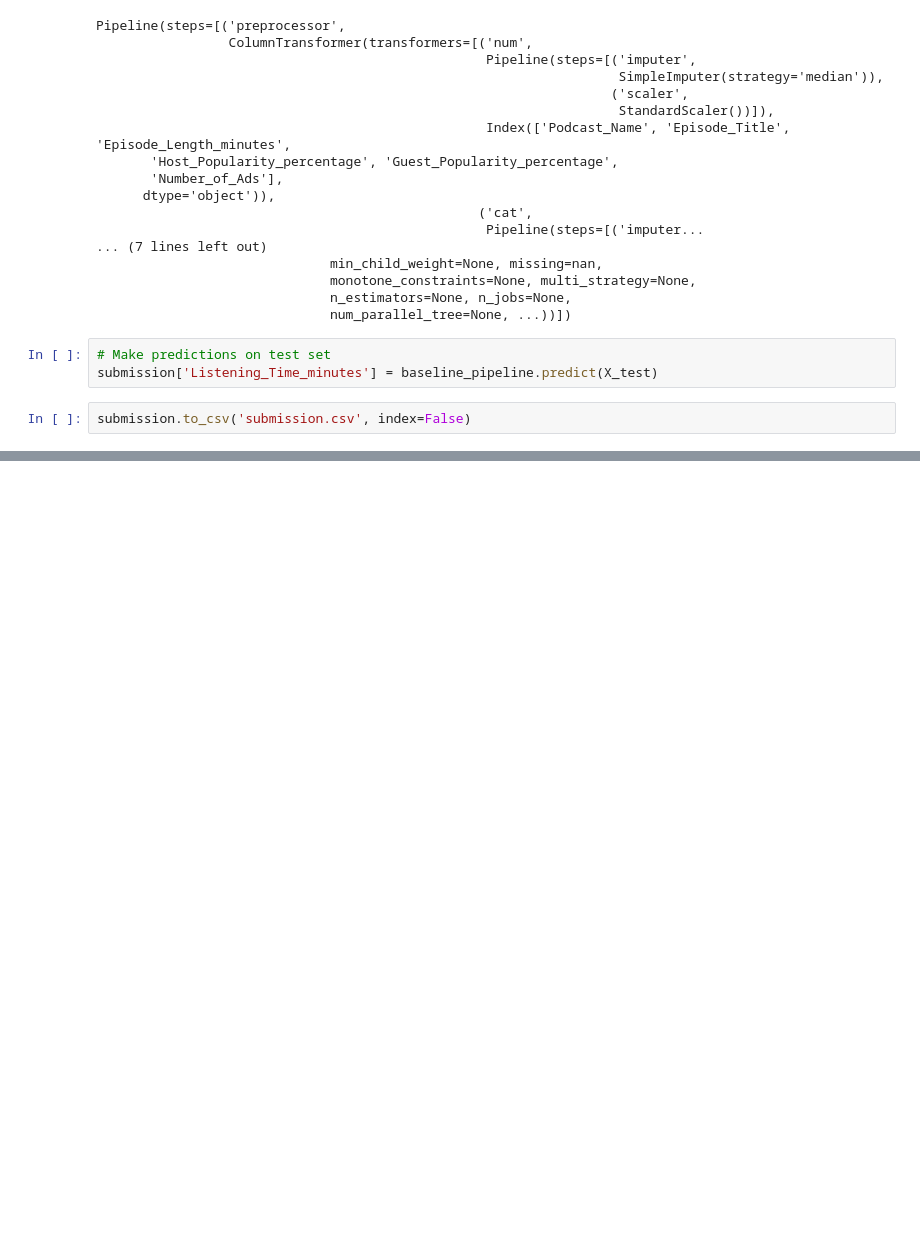
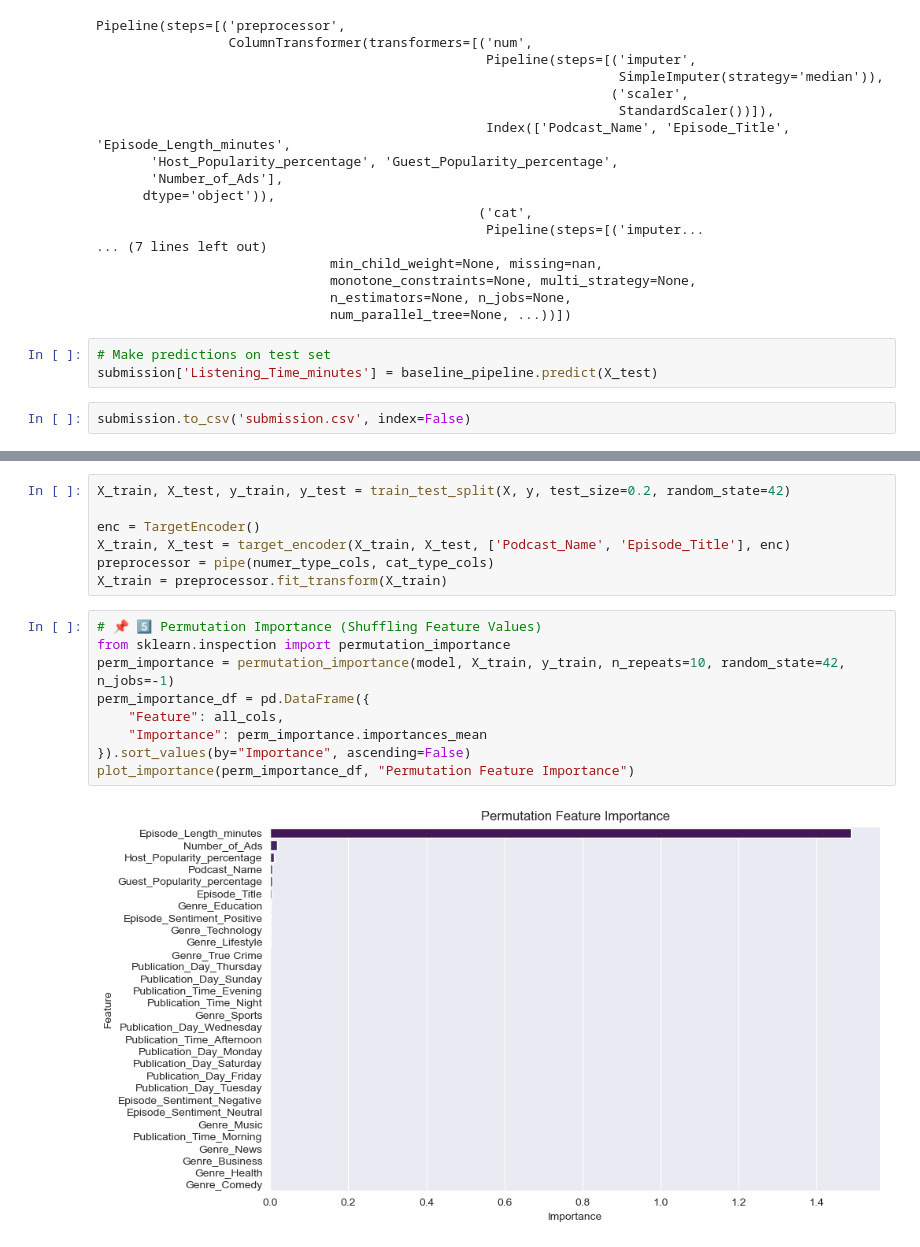
Before and after one commit to AlexeySporykhin/playground-series-s5e4, a Jupyter notebook: Preprocessing.ipynb, the cells around one changed output, grey strips where cells are left out. Drawn from its saved outputs; the diff is of its cells as text; blank space fills up the shorter version.

```diff
--- a/Preprocessing.ipynb
+++ b/Preprocessing.ipynb
@@ -157,0 +208,18 @@ submission.to_csv('submission.csv', index=False)
+# %%
+X_train, X_test, y_train, y_test = train_test_split(X, y, test_size=0.2, random_state=42)
+
+enc = TargetEncoder()
+X_train, X_test = target_encoder(X_train, X_test, ['Podcast_Name', 'Episode_Title'], enc)
+preprocessor = pipe(numer_type_cols, cat_type_cols)
+X_train = preprocessor.fit_transform(X_train)
+# %%
+# 📌 5️⃣ Permutation Importance (Shuffling Feature Values)
+from sklearn.inspection import permutation_importance
+perm_importance = permutation_importance(model, X_train, y_train, n_repeats=10, random_state=42, n_jobs=-1)
+perm_importance_df = pd.DataFrame({
+    "Feature": all_cols,
+    "Importance": perm_importance.importances_mean
+}).sort_values(by="Importance", ascending=False)
+plot_importance(perm_importance_df, "Permutation Feature Importance")
+# %% [output]
+[figure, added]
```
Also changed, not shown: parts of 10 cells of this notebook.
